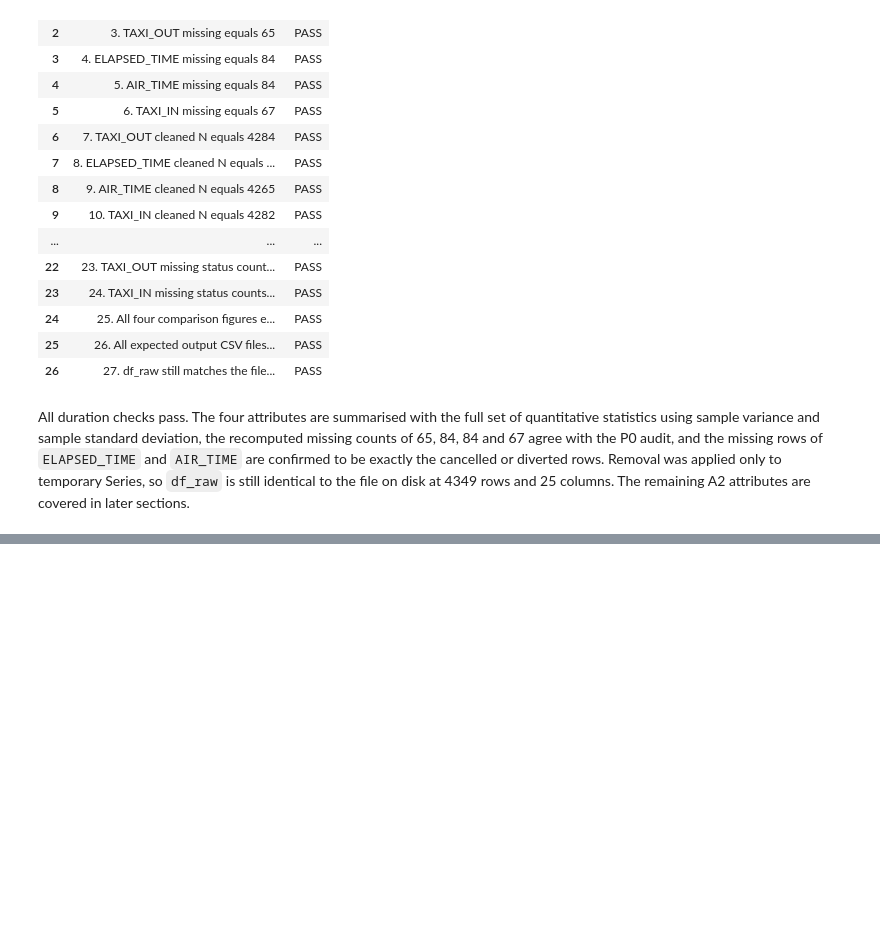
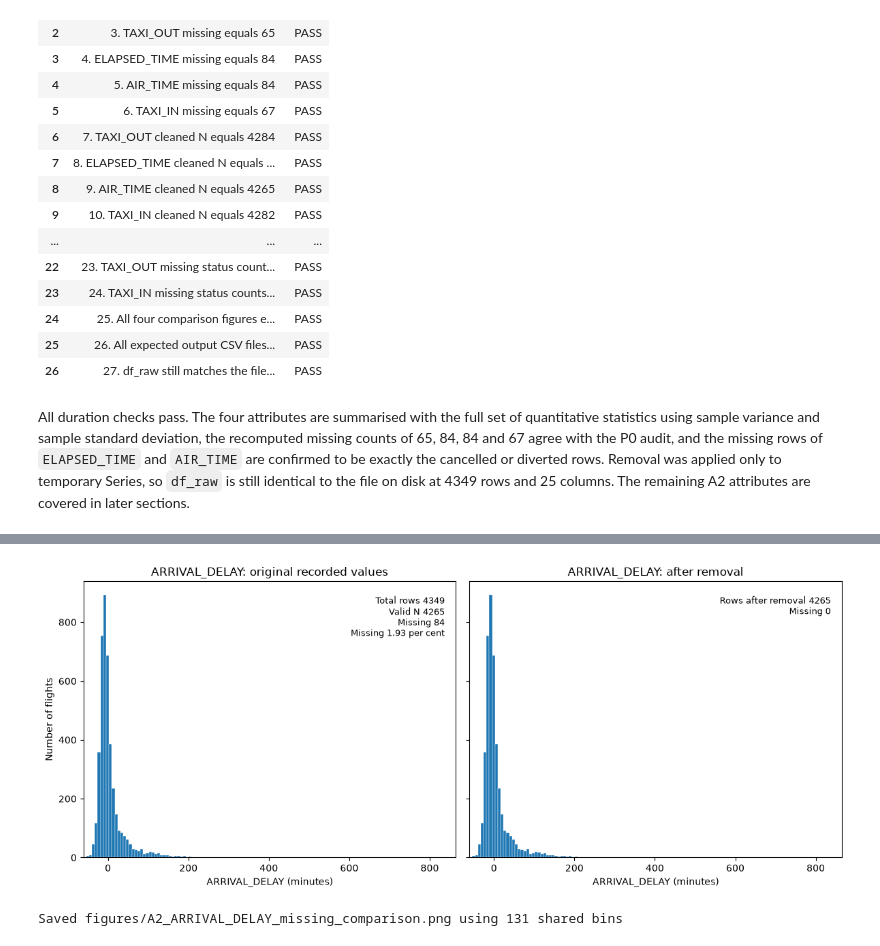
Before and after one commit to le23967/31250-assignment2-25740123, a Jupyter notebook: ida_25740123.ipynb, the cells around one changed output, grey strips where cells are left out. Drawn from its saved outputs; the diff is of its cells as text; code cells hidden in the pictures; blank space fills up the shorter version.

```diff
--- a/ida_25740123.ipynb
+++ b/ida_25740123.ipynb
@@ -2379,0 +2643,5 @@ The remaining A2 attributes are covered in later sections.
+# %%
+save_delay_comparison_figure("ARRIVAL_DELAY")
+# %% [output]
+[figure, added]
+Saved figures/A2_ARRIVAL_DELAY_missing_comparison.png using 131 shared bins
```
Also changed, not shown: parts of 41 cells of this notebook, 15 other files.
